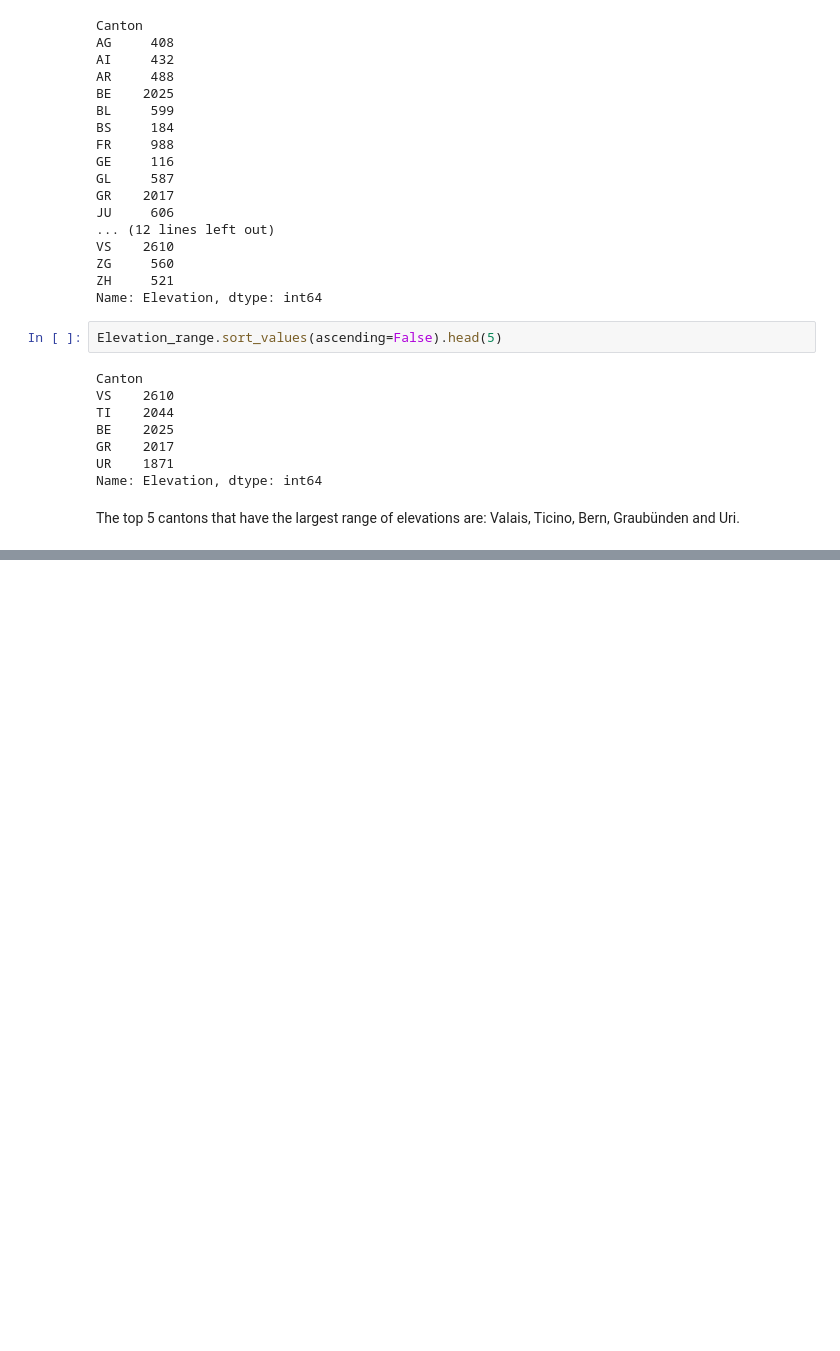
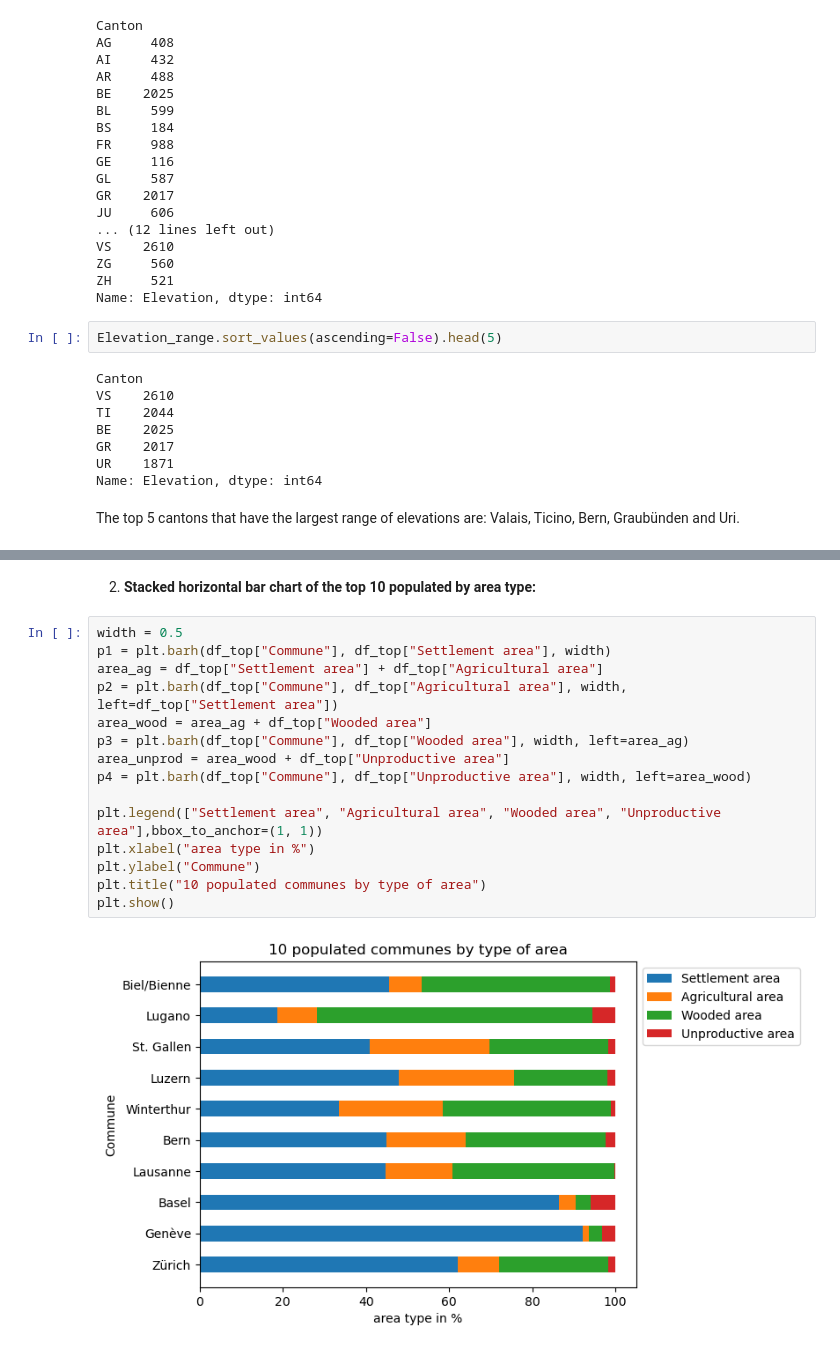
Before and after one commit to maharhandi/Intro_data_analysis, a Jupyter notebook: communes_solution.ipynb, the cells around one changed output, grey strips where cells are left out. Saved outputs shown, nothing was run; the diff lists cells and outputs as text; blank space fills up the shorter version.

```diff
--- a/communes_solution.ipynb
+++ b/communes_solution.ipynb
@@ -316,0 +335,19 @@ The top 5 cantons that have the largest range of elevations are: Valais, Ticino,
+# %% [markdown]
+2. **Stacked horizontal bar chart of the top 10 populated by area type:**
+# %%
+width = 0.5
+p1 = plt.barh(df_top["Commune"], df_top["Settlement area"], width)
+area_ag = df_top["Settlement area"] + df_top["Agricultural area"]
+p2 = plt.barh(df_top["Commune"], df_top["Agricultural area"], width, left=df_top["Settlement area"])
+area_wood = area_ag + df_top["Wooded area"]
+p3 = plt.barh(df_top["Commune"], df_top["Wooded area"], width, left=area_ag)
+area_unprod = area_wood + df_top["Unproductive area"]
+p4 = plt.barh(df_top["Commune"], df_top["Unproductive area"], width, left=area_wood)
+
+plt.legend(["Settlement area", "Agricultural area", "Wooded area", "Unproductive area"],bbox_to_anchor=(1, 1))
+plt.xlabel("area type in %")
+plt.ylabel("Commune")
+plt.title("10 populated communes by type of area")
+plt.show()
+# %% [output]
+[figure, added]
```
Also changed, not shown: parts of 24 cells of this notebook.
